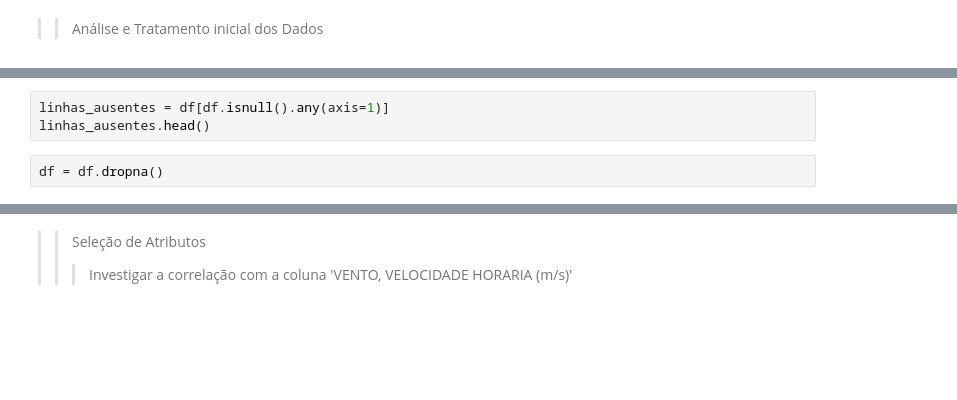
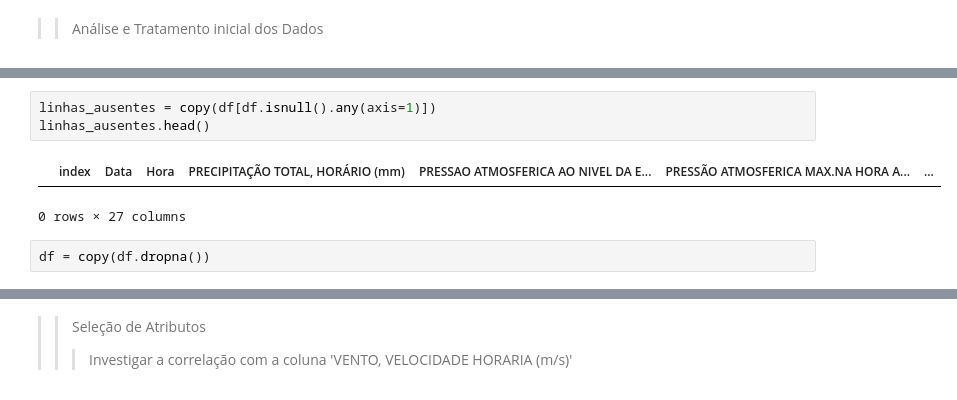
Before and after one commit to thais-oak/poli_analise_mineracao_dados, a Jupyter notebook: experimento_3/eED_2024ensaoi03.ipynb, the cells around one changed output, grey strips where cells are left out. Drawn from its saved outputs; the diff is of its cells as text; blank space fills up the shorter version.

```diff
--- a/experimento_3/eED_2024ensaoi03.ipynb
+++ b/experimento_3/eED_2024ensaoi03.ipynb
@@ -23,6 +75,9 @@ print(df.isnull().sum())
 # %%
-linhas_ausentes = df[df.isnull().any(axis=1)]
+linhas_ausentes = copy(df[df.isnull().any(axis=1)])
 linhas_ausentes.head()
+# %% [output]
+|  | index | Data | Hora | PRECIPITAÇÃO TOTAL, HORÁRIO (mm) | PRESSAO ATMOSFERICA AO NIVEL DA E... | PRESSÃO ATMOSFERICA MAX.NA HORA A... | ... |
+0 rows × 27 columns
 # %%
-df = df.dropna()
+df = copy(df.dropna())
 # %%
```
Also changed, not shown: parts of 29 cells of this notebook.
